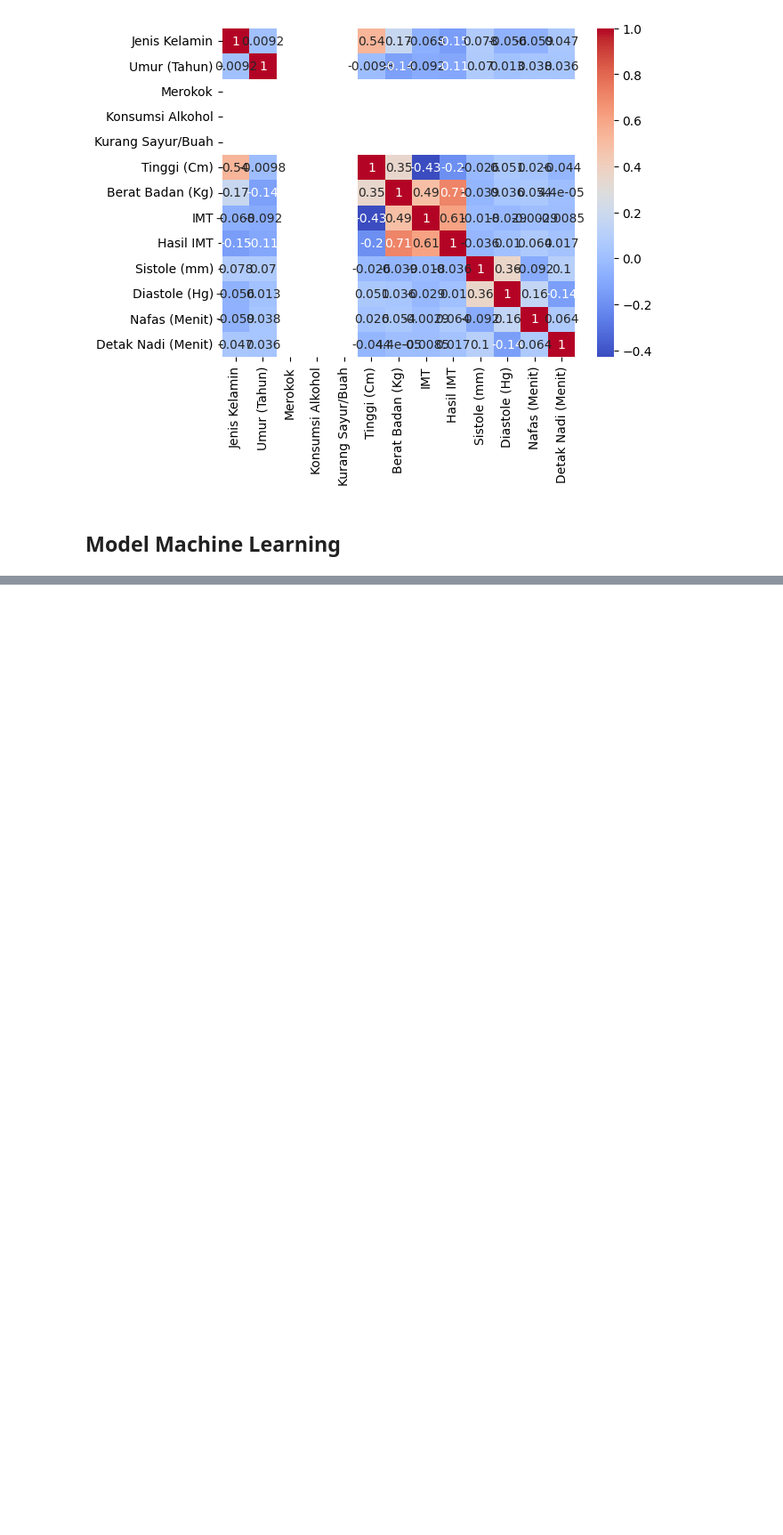
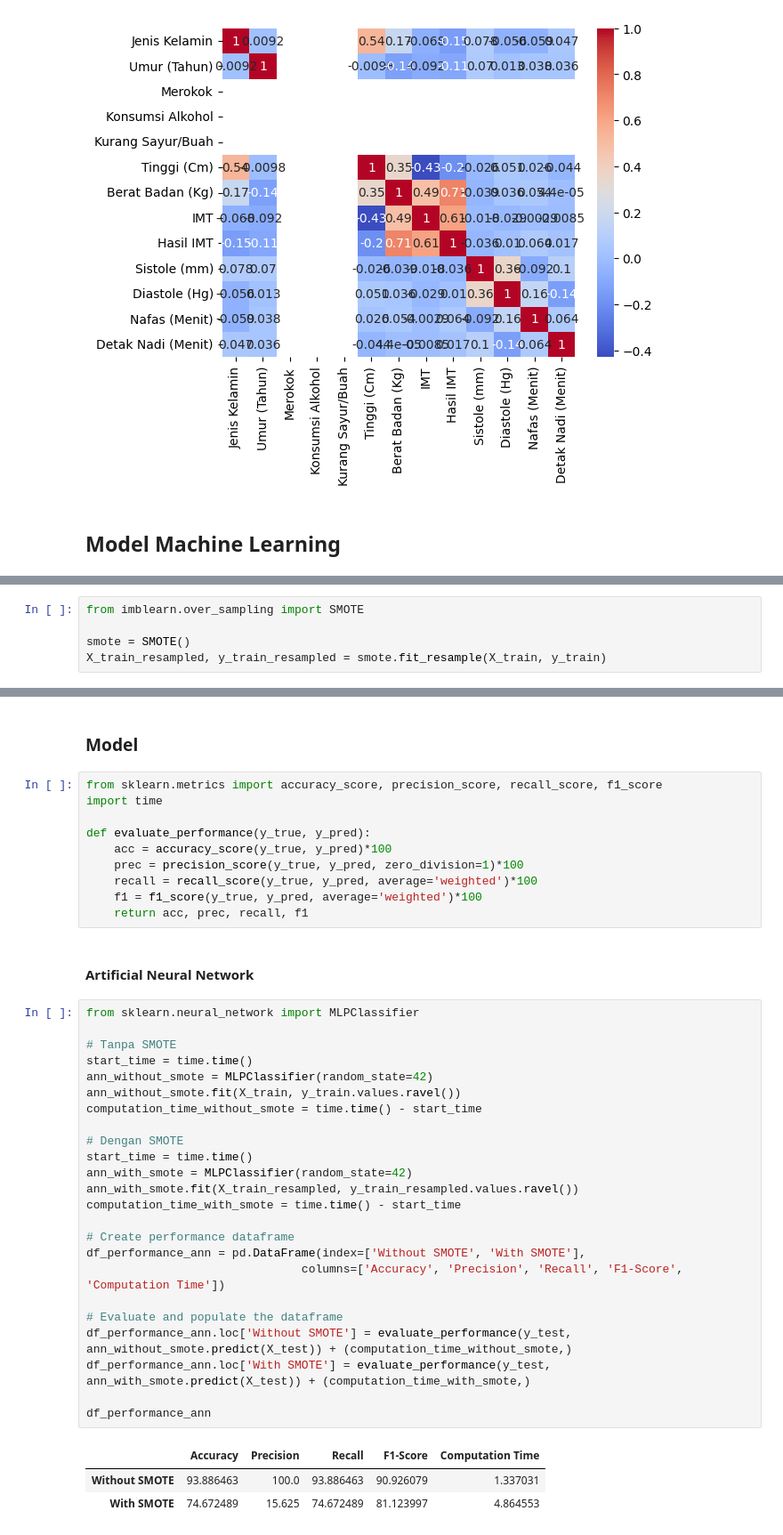
Before and after one commit to iamwilldev/Semester-5, a Jupyter notebook: UAS/UAS.ipynb, the cells around one changed output, grey strips where cells are left out. Shown at 89% size. Saved outputs shown, nothing was run; the diff lists cells and outputs as text; blank space fills up the shorter version.

```diff
--- a/UAS/UAS.ipynb
+++ b/UAS/UAS.ipynb
@@ -245,0 +239,5 @@ Accuracy: 0.9379084967320261
+# %%
+from imblearn.over_sampling import SMOTE
+
+smote = SMOTE()
+X_train_resampled, y_train_resampled = smote.fit_resample(X_train, y_train)
@@ -245,0 +262,42 @@ Accuracy: 0.9379084967320261
+# %% [markdown]
+### Model
+# %%
+from sklearn.metrics import accuracy_score, precision_score, recall_score, f1_score
+import time
+
+def evaluate_performance(y_true, y_pred):
+    acc = accuracy_score(y_true, y_pred)*100
+    prec = precision_score(y_true, y_pred, zero_division=1)*100
+    recall = recall_score(y_true, y_pred, average='weighted')*100
+    f1 = f1_score(y_true, y_pred, average='weighted')*100
+    return acc, prec, recall, f1
+# %% [markdown]
+#### Artificial Neural Network
+# %%
+from sklearn.neural_network import MLPClassifier
+
+# Tanpa SMOTE
+start_time = time.time()
+ann_without_smote = MLPClassifier(random_state=42)
+ann_without_smote.fit(X_train, y_train.values.ravel())
+computation_time_without_smote = time.time() - start_time
+
+# Dengan SMOTE
+start_time = time.time()
+ann_with_smote = MLPClassifier(random_state=42)
+ann_with_smote.fit(X_train_resampled, y_train_resampled.values.ravel())
+computation_time_with_smote = time.time() - start_time
+
+# Create performance dataframe
+df_performance_ann = pd.DataFrame(index=['Without SMOTE', 'With SMOTE'],
+                               columns=['Accuracy', 'Precision', 'Recall', 'F1-Score', 'Computation Time'])
+
+# Evaluate and populate the dataframe
+df_performance_ann.loc['Without SMOTE'] = evaluate_performance(y_test, ann_without_smote.predict(X_test)) + (computation_time_without_smote,)
+df_performance_ann.loc['With SMOTE'] = evaluate_performance(y_test, ann_with_smote.predict(X_test)) + (computation_time_with_smote,)
+
+df_performance_ann
+# %% [output]
+|  | Accuracy | Precision | Recall | F1-Score | Computation Time |
+| Without SMOTE | 93.886463 | 100.0 | 93.886463 | 90.926079 | 1.337031 |
+| With SMOTE | 74.672489 | 15.625 | 74.672489 | 81.123997 | 4.864553 |
```
Also changed, not shown: parts of 10 cells of this notebook, 7 other files.
